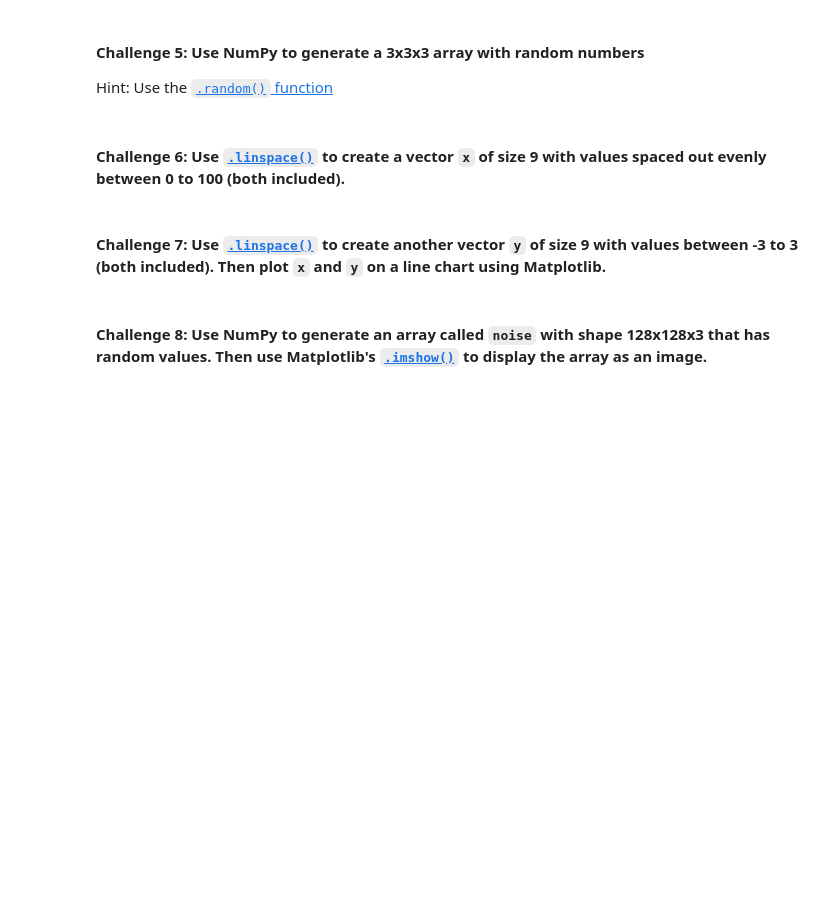
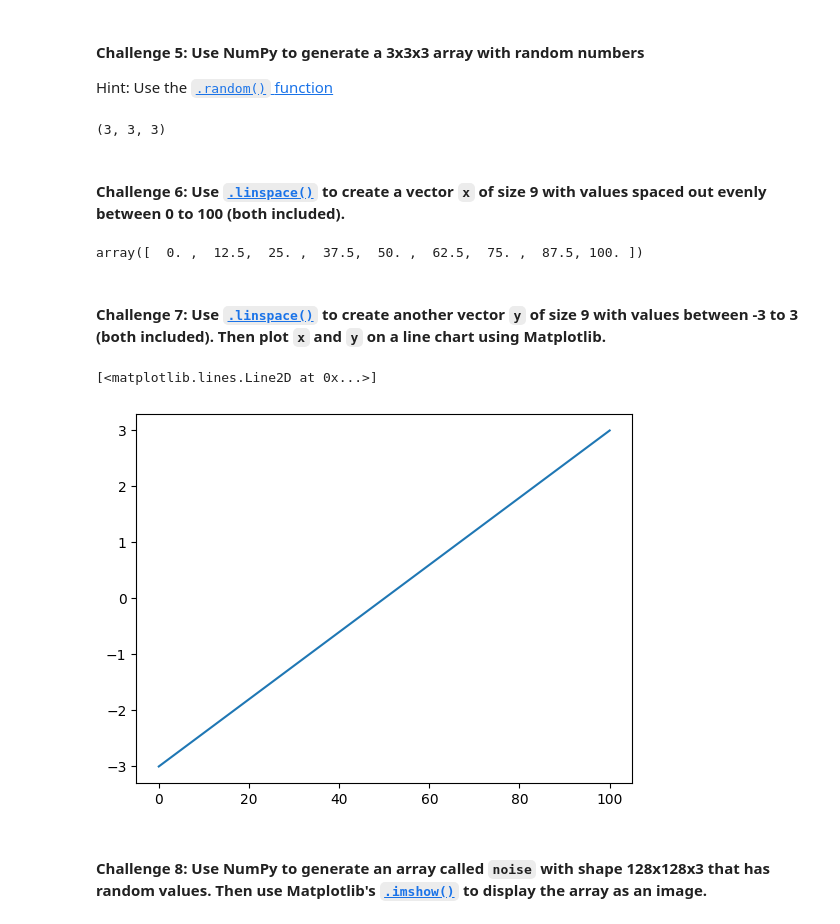
Before and after one commit to Shwifty0/100DOC, a Jupyter notebook: 100DOCDay77/Computation_with_NumPy_and_N_Dimensional_Arrays_(start).ipynb, the cells around one changed output. Drawn from its saved outputs; the diff is of its cells as text; code cells hidden in the pictures; blank space fills up the shorter version.

```diff
--- a/100DOCDay77/Computation_with_NumPy_and_N_Dimensional_Arrays_(start).ipynb
+++ b/100DOCDay77/Computation_with_NumPy_and_N_Dimensional_Arrays_(start).ipynb
@@ -148,6 +146,25 @@ three_by_three = np.random
+# %%
+rng = np.random.default_rng()
+rng.random(size= (3,3,3)).shape
+# %% [output]
+(3, 3, 3)
 # %% [markdown]
 #### **Challenge 6**: Use [`.linspace()`](https://numpy.org/doc/stable/reference/generated/numpy.linspace.html) to create a vector `x` of size 9 with values spaced out evenly between 0 to 100 (both included).
+# %%
+x = np.linspace(0, 100, num=9)
+x
+# %% [output]
+array([  0. ,  12.5,  25. ,  37.5,  50. ,  62.5,  75. ,  87.5, 100. ])
 # %% [markdown]
 #### **Challenge 7**: Use [`.linspace()`](https://numpy.org/doc/stable/reference/generated/numpy.linspace.html) to create another vector `y` of size 9 with values between -3 to 3 (both included). Then plot `x` and `y` on a line chart using Matplotlib.
+# %%
+y = np.linspace(-3, 3, num = 9)
+
+import matplotlib.pyplot as plt
+
+plt.plot(x, y)
+# %% [output]
+[<matplotlib.lines.Line2D at 0x...>]
+[figure, added]
 # %% [markdown]
 #### **Challenge 8**: Use NumPy to generate an array called `noise` with shape 128x128x3 that has random values. Then use Matplotlib's [`.imshow()`](https://matplotlib.org/3.1.1/api/_as_gen/matplotlib.pyplot.imshow.html) to display the array as an image.
```
Also changed, not shown: parts of 12 cells of this notebook.
